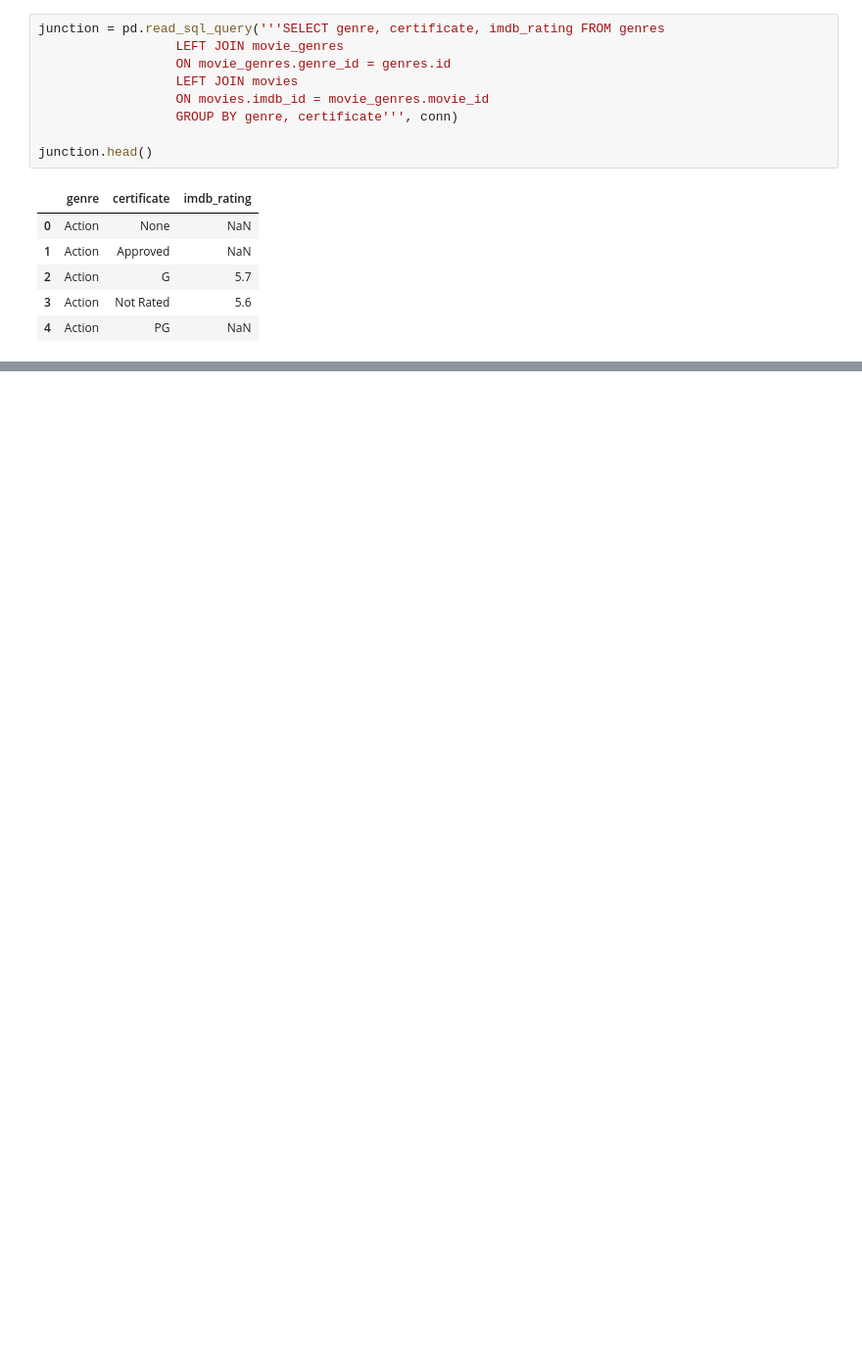
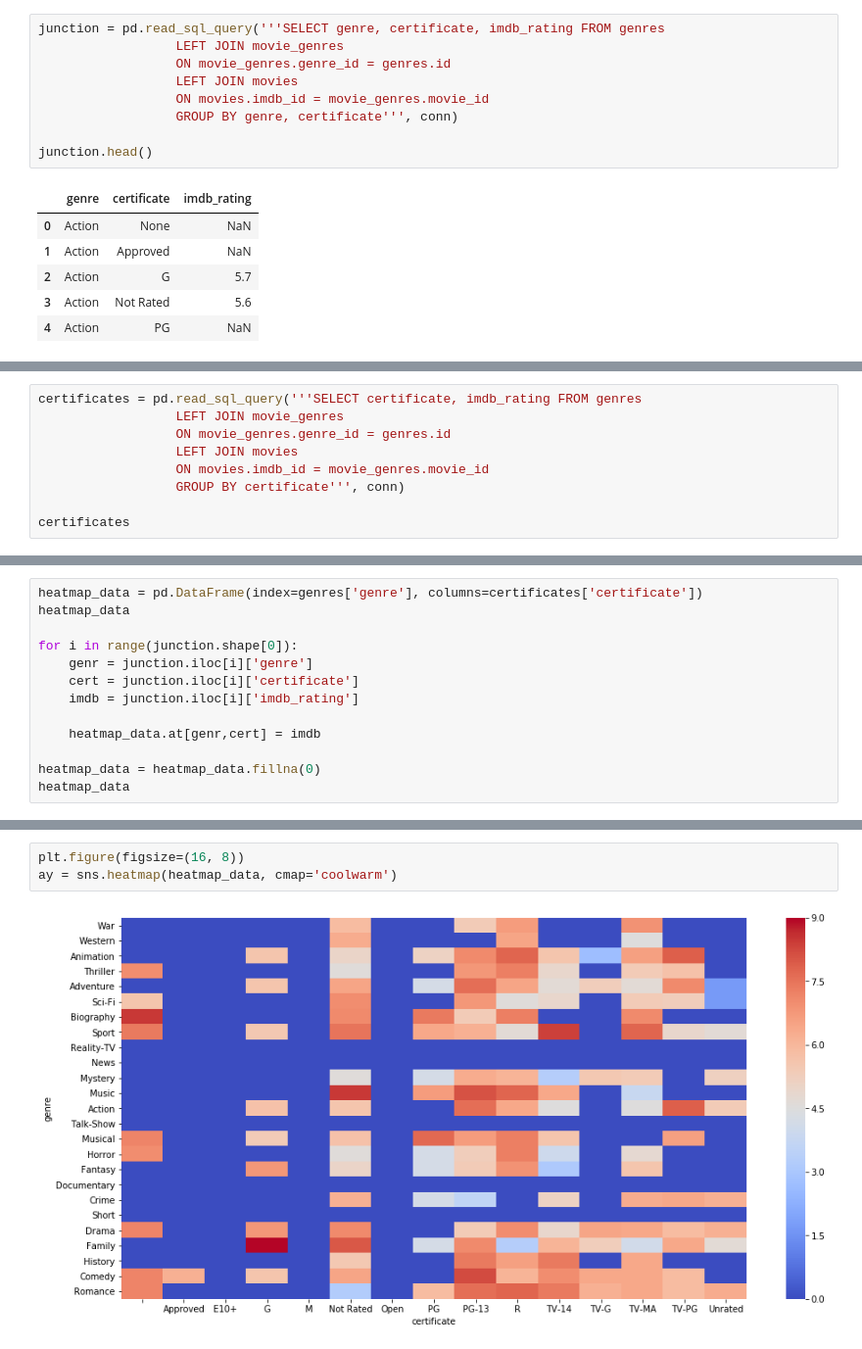
Before and after one commit to MsJacksonIYN/movies_mod1, a Jupyter notebook: EDA.ipynb, the cells around one changed output, grey strips where cells are left out. Shown at 98% size. Saved outputs shown, nothing was run; the diff lists cells and outputs as text; blank space fills up the shorter version.

```diff
--- a/EDA.ipynb
+++ b/EDA.ipynb
@@ -76,0 +82,9 @@ junction = junction[junction.where]
+# %%
+certificates = pd.read_sql_query('''SELECT certificate, imdb_rating FROM genres
+                  LEFT JOIN movie_genres
+                  ON movie_genres.genre_id = genres.id
+                  LEFT JOIN movies
+                  ON movies.imdb_id = movie_genres.movie_id
+                  GROUP BY certificate''', conn)
+
+certificates
@@ -76,0 +115,13 @@ junction = junction[junction.where]
+# %%
+heatmap_data = pd.DataFrame(index=genres['genre'], columns=certificates['certificate'])
+heatmap_data
+
+for i in range(junction.shape[0]):
+    genr = junction.iloc[i]['genre']
+    cert = junction.iloc[i]['certificate']
+    imdb = junction.iloc[i]['imdb_rating']
+
+    heatmap_data.at[genr,cert] = imdb
+
+heatmap_data = heatmap_data.fillna(0)
+heatmap_data
@@ -76,0 +147,5 @@ junction = junction[junction.where]
+# %%
+plt.figure(figsize=(16, 8))
+ay = sns.heatmap(heatmap_data, cmap='coolwarm')
+# %% [output]
+[figure, added]
```
Also changed, not shown: parts of 7 cells of this notebook.
